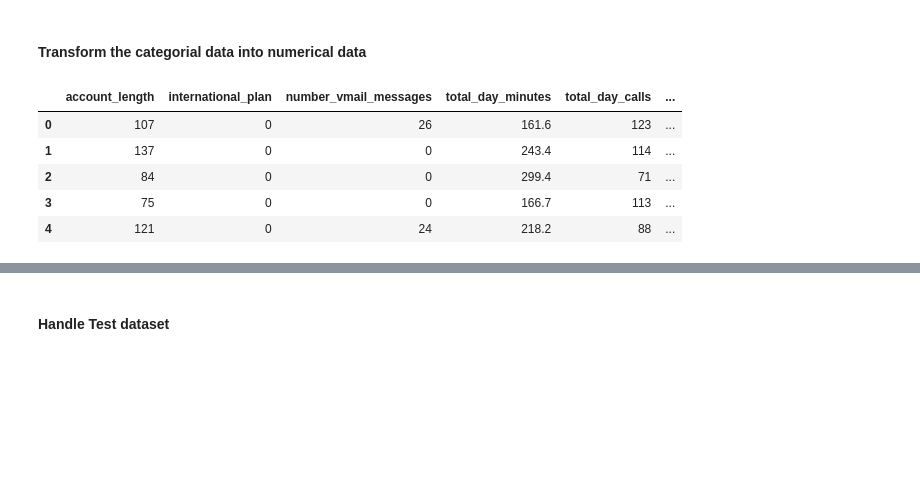
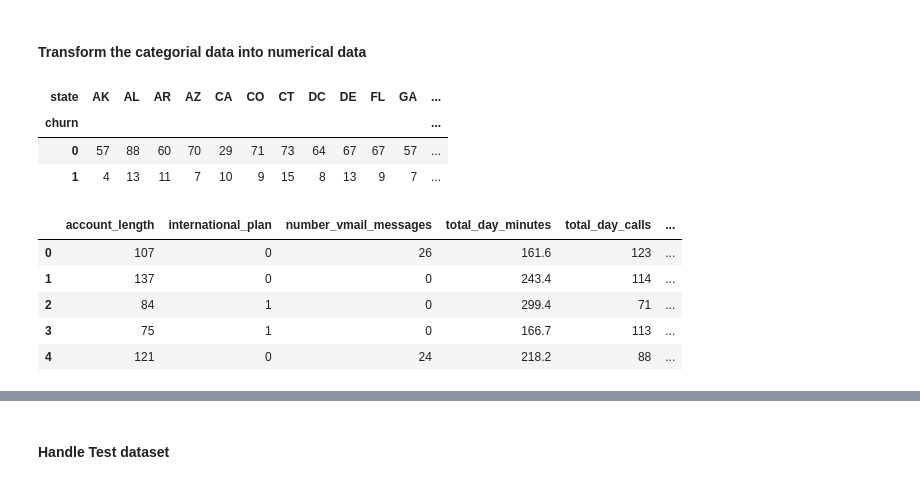
Before and after one commit to Fine2Gitup/Data-Mining, a Jupyter notebook: Preprocess.ipynb, the cells around one changed output, grey strips where cells are left out. Saved outputs shown, nothing was run; the diff lists cells and outputs as text; code cells hidden in the pictures; blank space fills up the shorter version.

```diff
--- a/Preprocess.ipynb
+++ b/Preprocess.ipynb
@@ -96,13 +88,21 @@ for i, column in enumerate(numeric_data.columns):
 #### Transform the categorial data into numerical data
 # %%
 data['churn'] = data['churn'].replace({'yes':1, 'no':0})
-data = data.drop(['state','area_code'], axis=1)
-data['international_plan'] = data['churn'].replace({'yes':1, 'no':0})
-data.head()
+data['international_plan'] = data['international_plan'].replace({'yes':1, 'no':0})
-# %% [output]
-|  | account_length | international_plan | number_vmail_messages | total_day_minutes | total_day_calls | ... |
-| 0 | 107 | 0 | 26 | 161.6 | 123 | ... |
-| 1 | 137 | 0 | 0 | 243.4 | 114 | ... |
-| 2 | 84 | 0 | 0 | 299.4 | 71 | ... |
-| 3 | 75 | 0 | 0 | 166.7 | 113 | ... |
-| 4 | 121 | 0 | 24 | 218.2 | 88 | ... |
+# %%
+data.groupby(['state', 'churn']).size().unstack().fillna(0).T
+# %% [output]
+| state | AK | AL | AR | AZ | CA | CO | CT | DC | DE | FL | GA | ... |
+| churn |  |  |  |  |  |  |  |  |  |  |  | ... |
+| 0 | 57 | 88 | 60 | 70 | 29 | 71 | 73 | 64 | 67 | 67 | 57 | ... |
+| 1 | 4 | 13 | 11 | 7 | 10 | 9 | 15 | 8 | 13 | 9 | 7 | ... |
+# %%
+data = data.drop(['state','area_code'], axis=1)
+data.head()
+# %% [output]
+|  | account_length | international_plan | number_vmail_messages | total_day_minutes | total_day_calls | ... |
+| 0 | 107 | 0 | 26 | 161.6 | 123 | ... |
+| 1 | 137 | 0 | 0 | 243.4 | 114 | ... |
+| 2 | 84 | 1 | 0 | 299.4 | 71 | ... |
+| 3 | 75 | 1 | 0 | 166.7 | 113 | ... |
+| 4 | 121 | 0 | 24 | 218.2 | 88 | ... |
```
Also changed, not shown: parts of 18 cells of this notebook, 1 other file.
